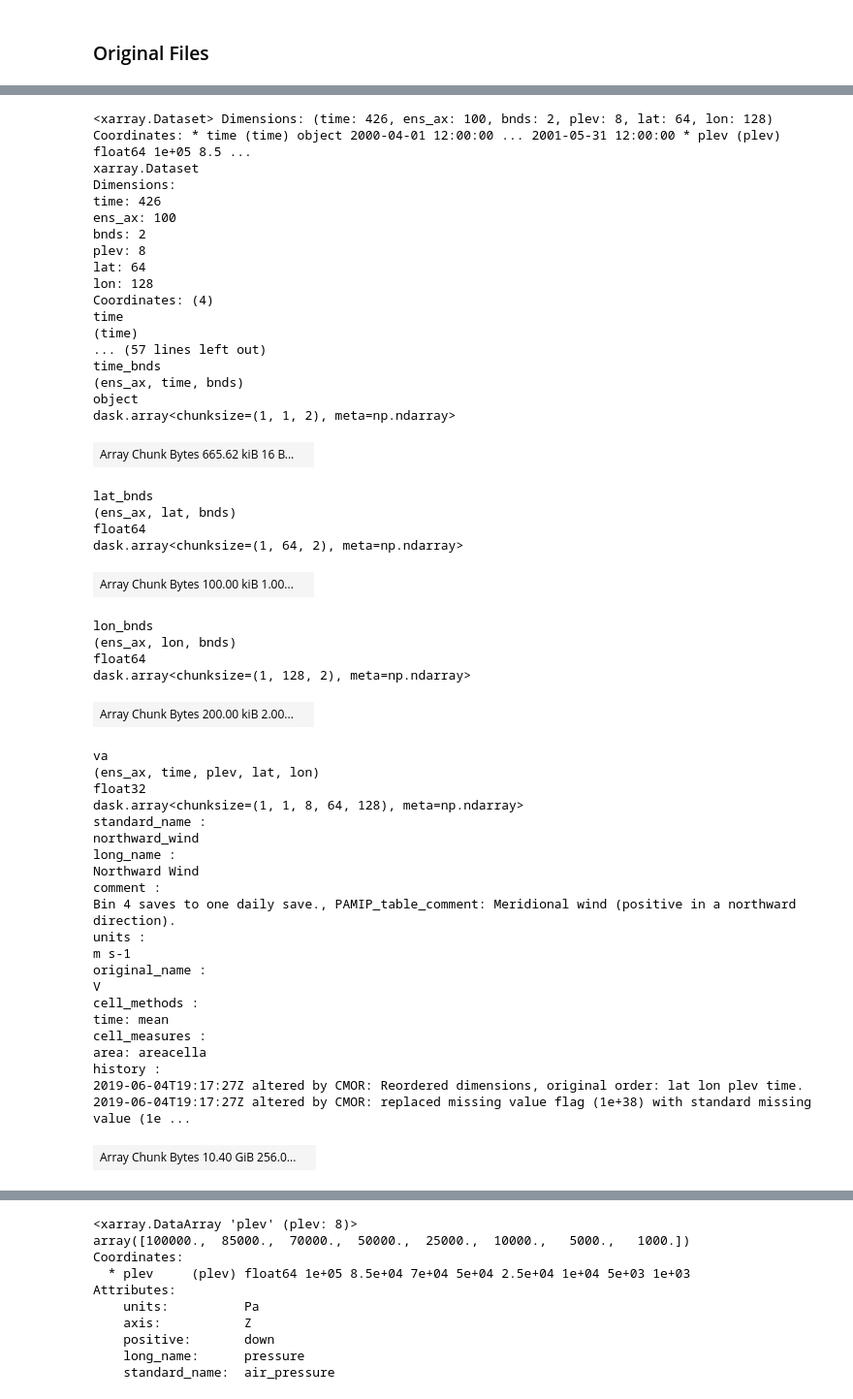
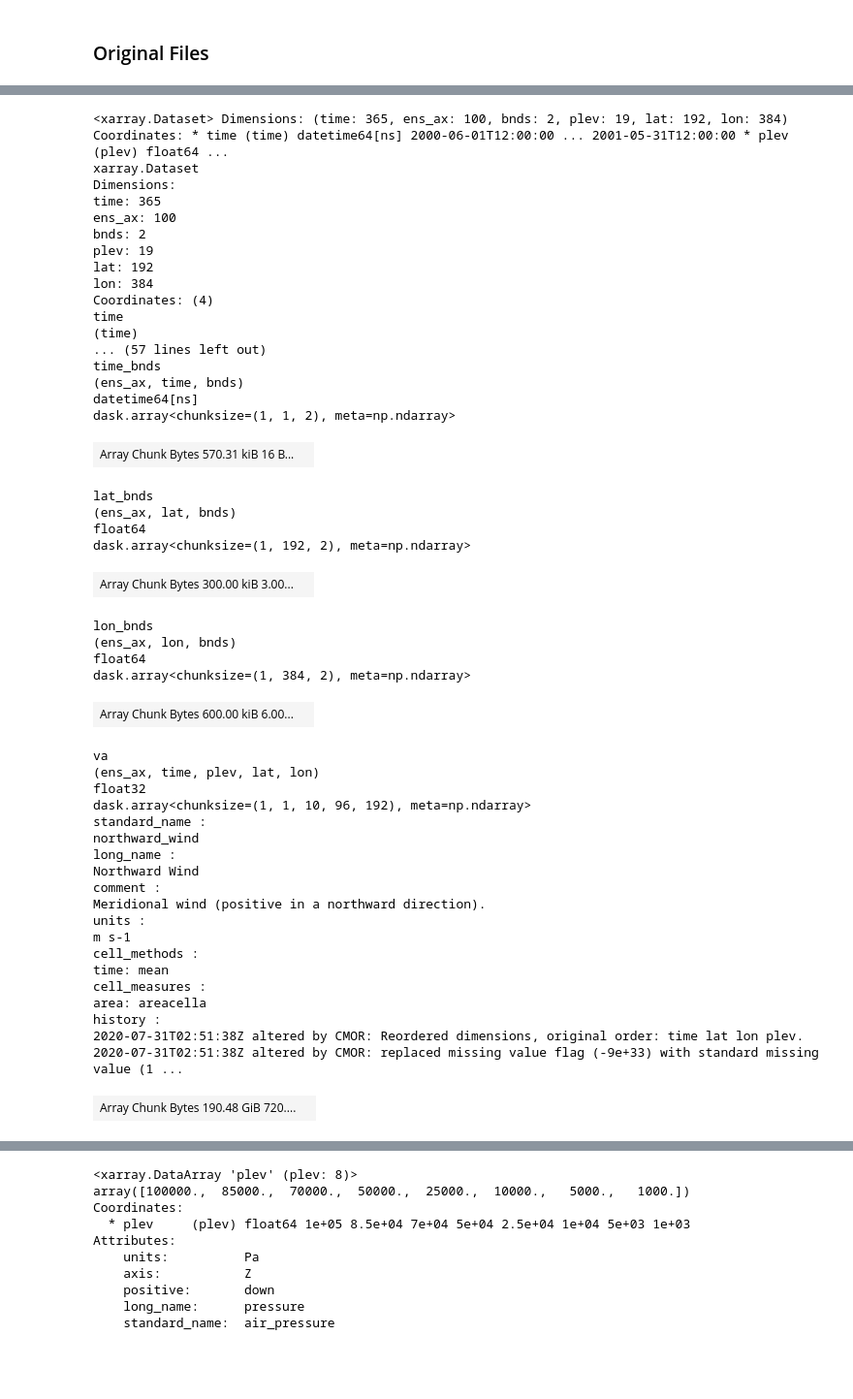
Before and after one commit to Caturrell/eddy_feedback, a Jupyter notebook: data_stuff/calculations/check_pamip_data.ipynb, the cells around one changed output, grey strips where cells are left out. Shown at 97% size. Drawn from its saved outputs; the diff is of its cells as text; code cells hidden in the pictures; blank space fills up the shorter version.

```diff
--- a/data_stuff/calculations/check_pamip_data.ipynb
+++ b/data_stuff/calculations/check_pamip_data.ipynb
@@ -197,57 +195,55 @@ cmor_version :
 # %%
-va = xr.open_mfdataset('/gws/nopw/j04/arctic_connect/cturrell/PAMIP_data/daily/va/pdSST-pdSIC/CanESM5/*',
+va = xr.open_mfdataset('/gws/nopw/j04/arctic_connect/cturrell/PAMIP_data/daily/va/pdSST-pdSIC/AWI-CM-1-1-MR/*',
                        combine='nested', concat_dim='ens_ax', parallel=True)
 va
 # %% [output]
-<xarray.Dataset> Dimensions: (time: 426, ens_ax: 100, bnds: 2, plev: 8, lat: 64, lon: 128) Coordinates: * time (time) object 2000-04-01 12:00:00 ... 2001-05-31 12:00:00 * plev (plev) float64 1e+05 8.5 ...
+<xarray.Dataset> Dimensions: (time: 365, ens_ax: 100, bnds: 2, plev: 19, lat: 192, lon: 384) Coordinates: * time (time) datetime64[ns] 2000-06-01T12:00:00 ... 2001-05-31T12:00:00 * plev (plev) float64 ...
 xarray.Dataset
 Dimensions:
-time: 426
+time: 365
 ens_ax: 100
 bnds: 2
-plev: 8
-lat: 64
-lon: 128
+plev: 19
+lat: 192
+lon: 384
 Coordinates: (4)
 time
 (time)
 ... (57 lines left out)
 time_bnds
 (ens_ax, time, bnds)
-object
+datetime64[ns]
 dask.array<chunksize=(1, 1, 2), meta=np.ndarray>
-| Array Chunk Bytes 665.62 kiB 16 B... |  |
+| Array Chunk Bytes 570.31 kiB 16 B... |  |
 lat_bnds
 (ens_ax, lat, bnds)
 float64
-dask.array<chunksize=(1, 64, 2), meta=np.ndarray>
+dask.array<chunksize=(1, 192, 2), meta=np.ndarray>
-| Array Chunk Bytes 100.00 kiB 1.00... |  |
+| Array Chunk Bytes 300.00 kiB 3.00... |  |
 lon_bnds
 (ens_ax, lon, bnds)
 float64
-dask.array<chunksize=(1, 128, 2), meta=np.ndarray>
+dask.array<chunksize=(1, 384, 2), meta=np.ndarray>
-| Array Chunk Bytes 200.00 kiB 2.00... |  |
+| Array Chunk Bytes 600.00 kiB 6.00... |  |
 va
 (ens_ax, time, plev, lat, lon)
 float32
-dask.array<chunksize=(1, 1, 8, 64, 128), meta=np.ndarray>
+dask.array<chunksize=(1, 1, 10, 96, 192), meta=np.ndarray>
 standard_name :
 northward_wind
 long_name :
 Northward Wind
 comment :
-Bin 4 saves to one daily save., PAMIP_table_comment: Meridional wind (positive in a northward direction).
+Meridional wind (positive in a northward direction).
 units :
 m s-1
-original_name :
-V
 cell_methods :
 time: mean
 cell_measures :
 area: areacella
 history :
-2019-06-04T19:17:27Z altered by CMOR: Reordered dimensions, original order: lat lon plev time. 2019-06-04T19:17:27Z altered by CMOR: replaced missing value flag (1e+38) with standard missing value (1e ...
+2020-07-31T02:51:38Z altered by CMOR: Reordered dimensions, original order: time lat lon plev. 2020-07-31T02:51:38Z altered by CMOR: replaced missing value flag (-9e+33) with standard missing value (1 ...
-| Array Chunk Bytes 10.40 GiB 256.0... |  |
+| Array Chunk Bytes 190.48 GiB 720.... |  |
 Indexes: (4)
 time
 PandasIndex
```
Also changed, not shown: parts of 3 cells of this notebook.
